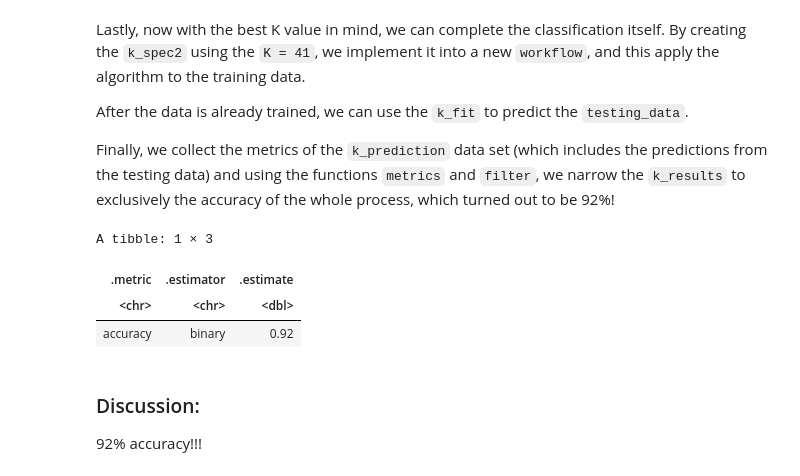
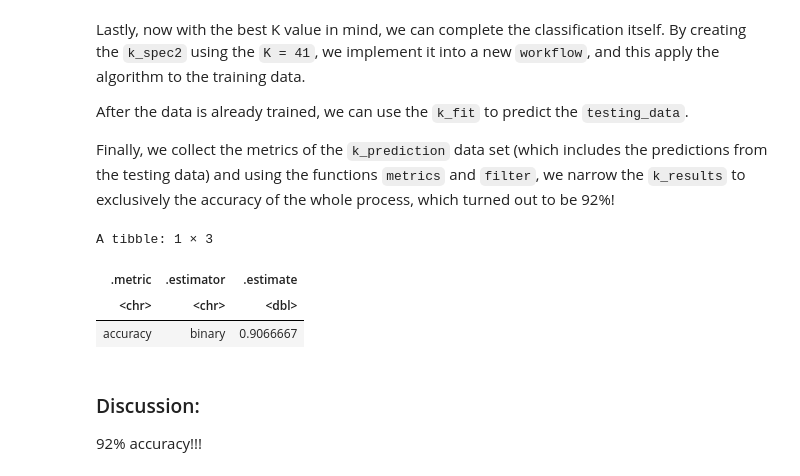
Before and after one commit to nazalturas/data_sci_-group_project, a Jupyter notebook: Group Report.ipynb, the cells around one changed output. Cells and saved outputs as stored; diff of their text form; code cells hidden in the pictures.

```diff
--- a/Group Report.ipynb
+++ b/Group Report.ipynb
@@ -294,31 +279,31 @@ Finally, we collect the metrics of the `k_prediction` data set (which includes t
 # %%
 
 
 # we found the optimum k and we will re-train the data and then use it on the test data.
 
-k_spec2 <- nearest_neighbor(weight_func = "rectangular", neighbors = 41) |>
+k_spec2 <- nearest_neighbor(weight_func = "rectangular", neighbors = 61) |>
            set_engine("kknn") |>
            set_mode("classification")
 
 k_fit <- workflow() |>
           add_recipe(recipe) |>
           add_model(k_spec2) |>
           fit(data = training_data)
 
 # predict on the test data.
 k_prediction <- predict(k_fit, testing_data) |>
              bind_cols(testing_data)
 
 # extract the results from our classification attempt.
 k_results <- metrics(k_prediction, truth = narrowing, estimate = .pred_class) |>
             filter(.metric == "accuracy")
 
 k_results
 # %% [output]
 A tibble: 1 × 3
 | .metric | .estimator | .estimate |
 | <chr> | <chr> | <dbl> |
-| accuracy | binary | 0.92 |
+| accuracy | binary | 0.9066667 |
 # %% [markdown]
 ### Discussion:
 
```
Also changed, not shown: parts of 5 cells of this notebook.
